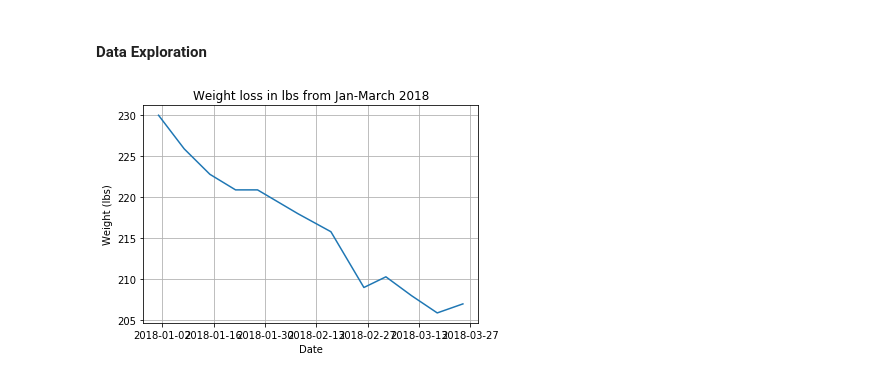
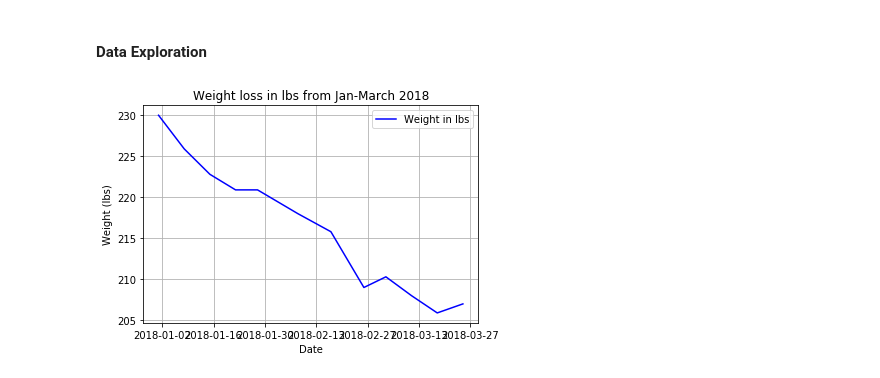
Before and after one commit to willvelida/mydata, a Jupyter notebook: jupyter notebooks/My Data Analysis Jan-Mar 2018.ipynb, the cells around one changed output. Cells and saved outputs as stored; diff of their text form; code cells hidden in the pictures.

```diff
--- a/jupyter notebooks/My Data Analysis Jan-Mar 2018.ipynb
+++ b/jupyter notebooks/My Data Analysis Jan-Mar 2018.ipynb
@@ -627,13 +701,14 @@ body_fat = weightmeasurements_df2['BodyFat (%)']
 # %%
 # Plot weight in lbs over time
 fig, ax = plt.subplots()
-ax.plot(date, weight_lbs)
+ax.plot(date, weight_lbs, color='b', label='Weight in lbs')
+ax.legend(loc='upper right')
 
 # Set the labels
 ax.set(xlabel='Date', ylabel='Weight (lbs)', title='Weight loss in lbs from Jan-March 2018')
 ax.grid()
 
 # Show the plot
 plt.show()
 # %% [output]
-[figure, old version]
+[figure, new version]
```
Also changed, not shown: parts of 6 cells of this notebook.
